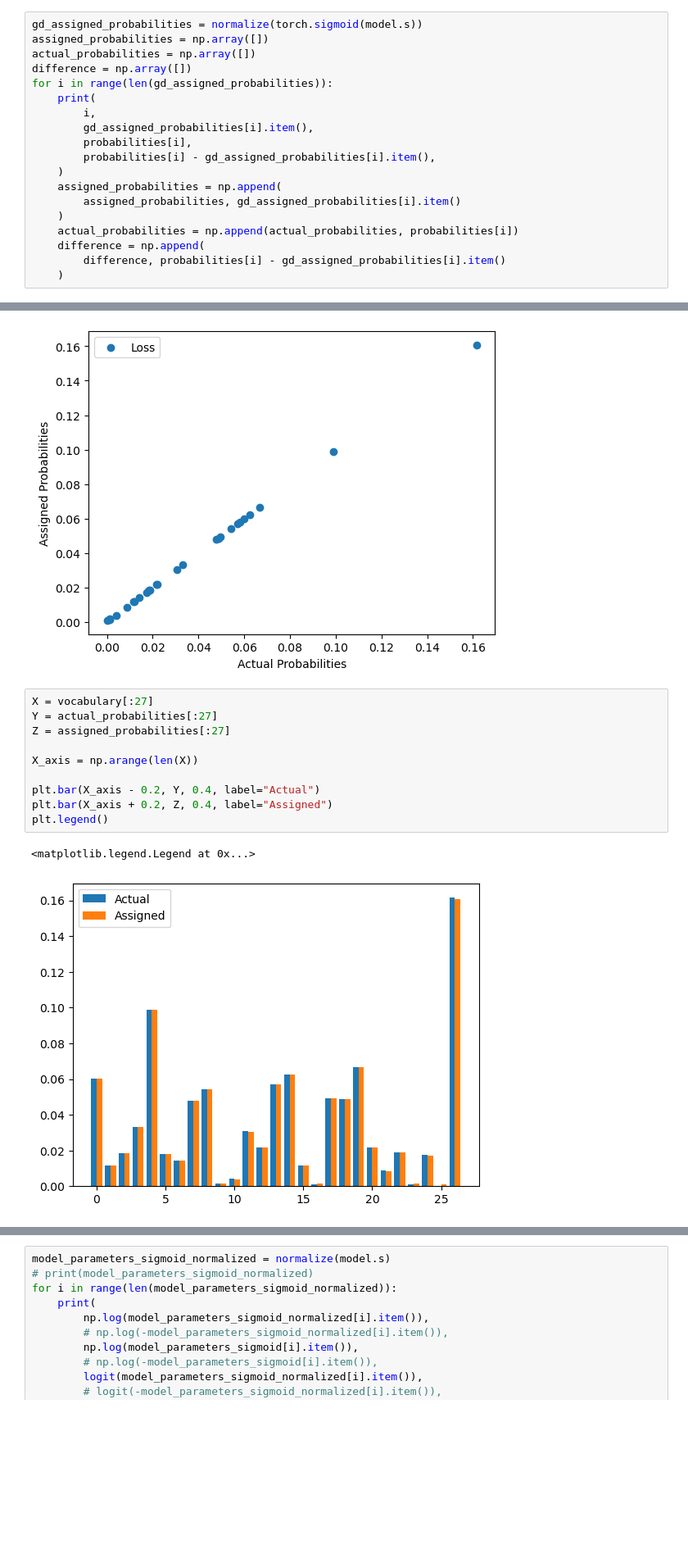
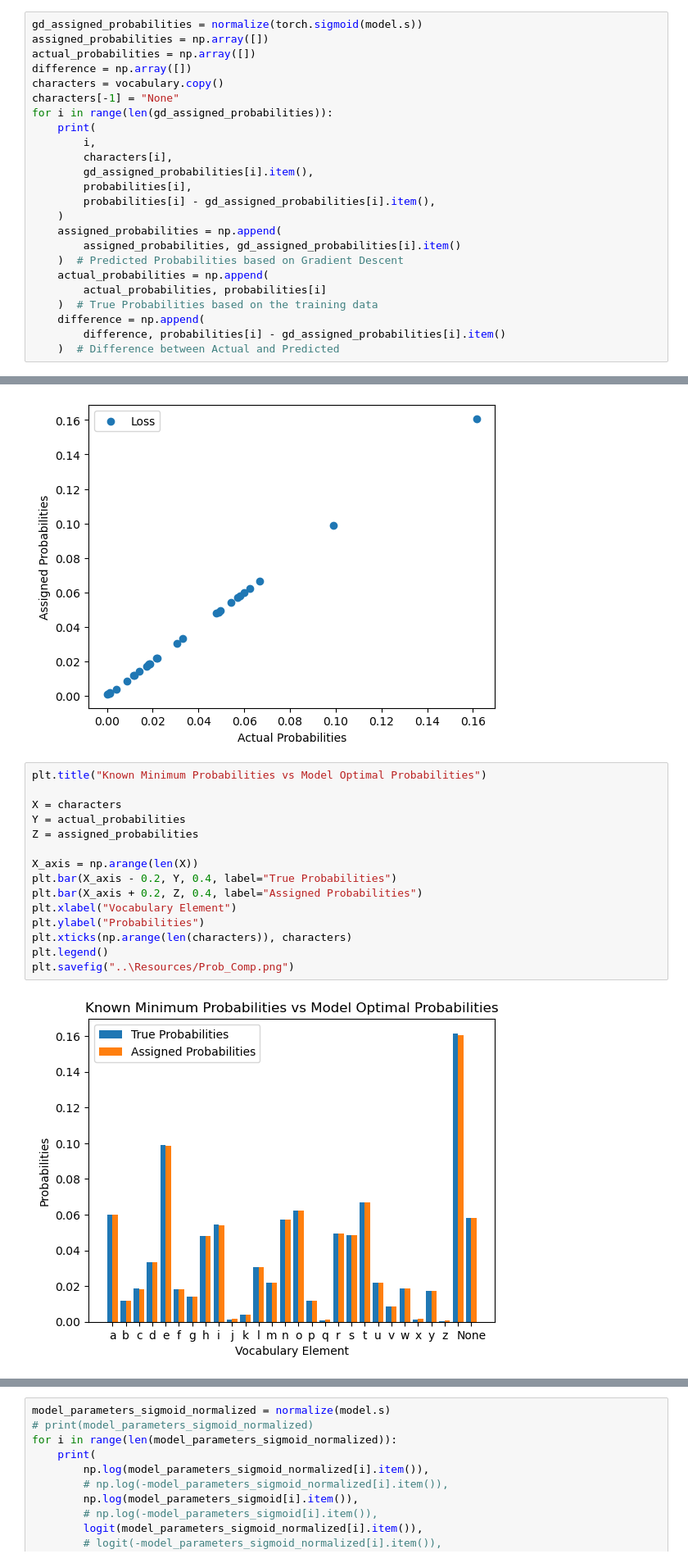
Before and after one commit to DivyaSharma0795/NLP_GradientDescen, a Jupyter notebook: Codes/unigram_pytorch_test.ipynb, the cells around one changed output, grey strips where cells are left out. Shown at 82% size. Saved outputs shown, nothing was run; the diff lists cells and outputs as text; blank space fills up the shorter version.

```diff
--- a/Codes/unigram_pytorch_test.ipynb
+++ b/Codes/unigram_pytorch_test.ipynb
@@ -193,18 +193,23 @@ gd_assigned_probabilities = normalize(torch.sigmoid(model.s))
 assigned_probabilities = np.array([])
 actual_probabilities = np.array([])
 difference = np.array([])
+characters = vocabulary.copy()
+characters[-1] = "None"
 for i in range(len(gd_assigned_probabilities)):
     print(
         i,
+        characters[i],
         gd_assigned_probabilities[i].item(),
         probabilities[i],
         probabilities[i] - gd_assigned_probabilities[i].item(),
     )
     assigned_probabilities = np.append(
         assigned_probabilities, gd_assigned_probabilities[i].item()
-    )
-    actual_probabilities = np.append(actual_probabilities, probabilities[i])
+    )  # Predicted Probabilities based on Gradient Descent
+    actual_probabilities = np.append(
+        actual_probabilities, probabilities[i]
+    )  # True Probabilities based on the training data
     difference = np.append(
         difference, probabilities[i] - gd_assigned_probabilities[i].item()
-    )
+    )  # Difference between Actual and Predicted
 # %% [output]
@@ -237,15 +242,19 @@ plt.show()
 # %% [output]
 [figure]
 # %%
-X = vocabulary[:27]
-Y = actual_probabilities[:27]
-Z = assigned_probabilities[:27]
+plt.title("Known Minimum Probabilities vs Model Optimal Probabilities")
+
+X = characters
+Y = actual_probabilities
+Z = assigned_probabilities
 
 X_axis = np.arange(len(X))
-
-plt.bar(X_axis - 0.2, Y, 0.4, label="Actual")
-plt.bar(X_axis + 0.2, Z, 0.4, label="Assigned")
+plt.bar(X_axis - 0.2, Y, 0.4, label="True Probabilities")
+plt.bar(X_axis + 0.2, Z, 0.4, label="Assigned Probabilities")
+plt.xlabel("Vocabulary Element")
+plt.ylabel("Probabilities")
+plt.xticks(np.arange(len(characters)), characters)
 plt.legend()
+plt.savefig("..\Resources/Prob_Comp.png")
 # %% [output]
-<matplotlib.legend.Legend at 0x...>
-[figure, old version]
+[figure, new version]
```
Also changed, not shown: parts of 6 cells of this notebook, 4 other files.
